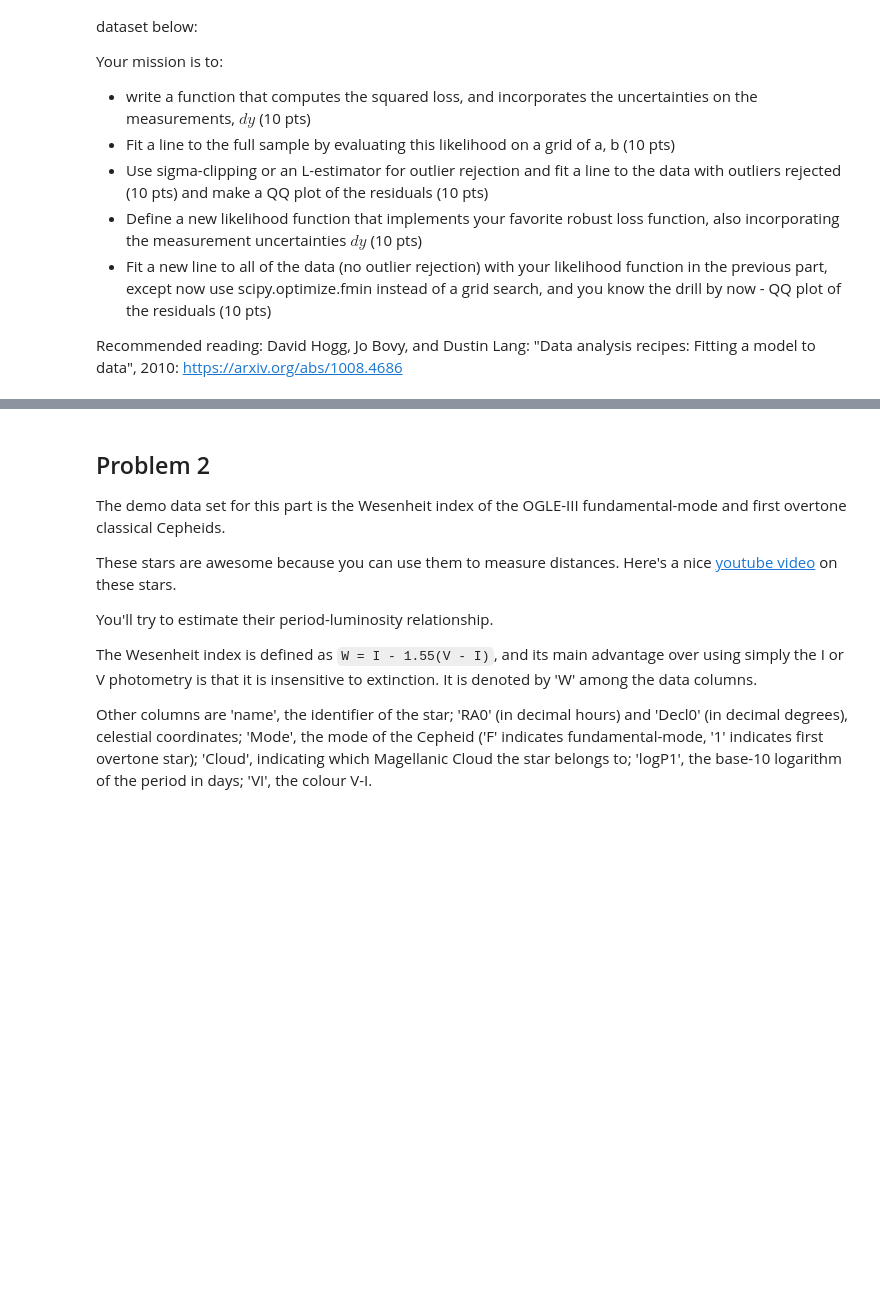
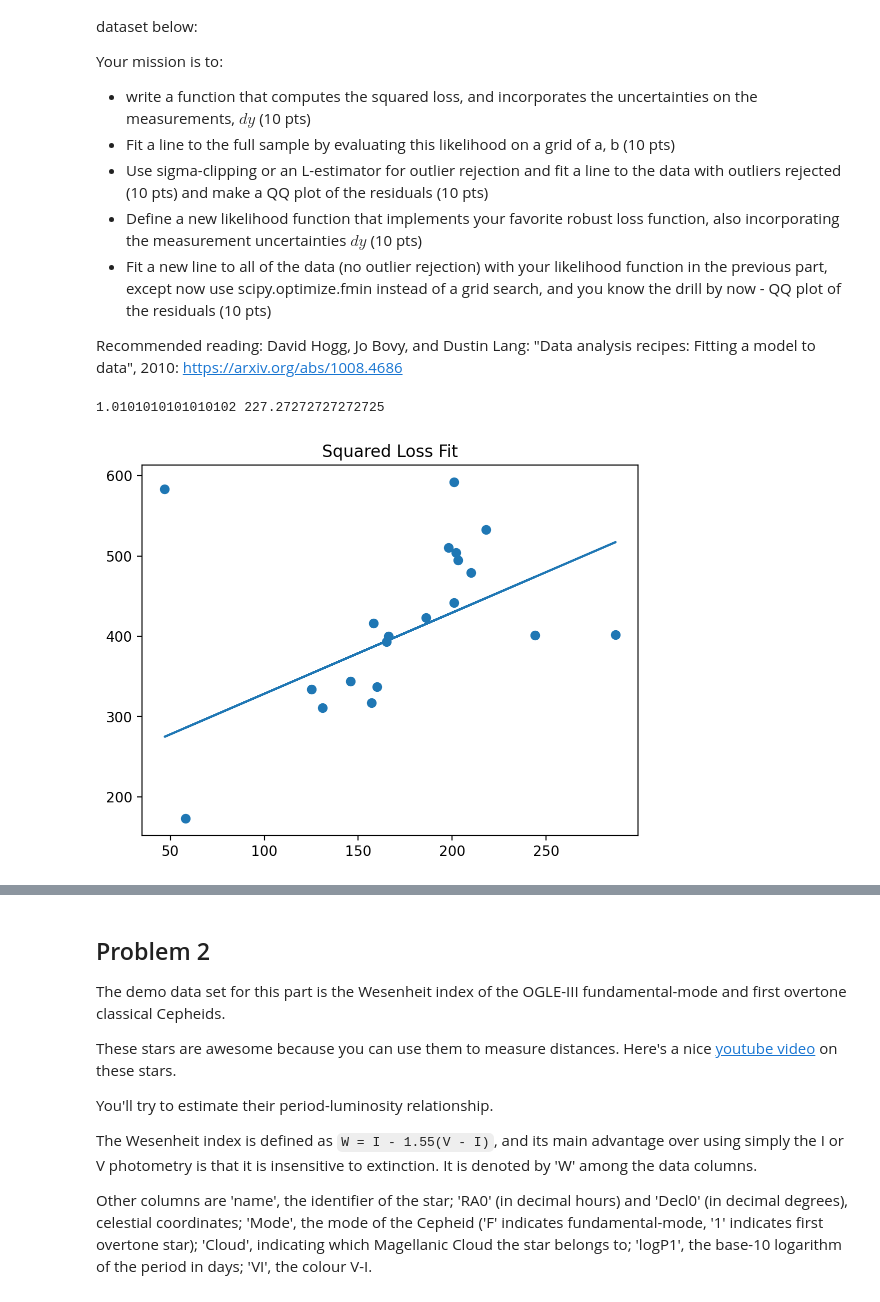
Before and after one commit to veronica-hoffman/ast496_2025_Fall, a Jupyter notebook: homework/01/hw01.ipynb, the cells around one changed output, grey strips where cells are left out. Saved outputs shown, nothing was run; the diff lists cells and outputs as text; code cells hidden in the pictures; blank space fills up the shorter version.

```diff
--- a/homework/01/hw01.ipynb
+++ b/homework/01/hw01.ipynb
@@ -56,3 +56,34 @@ data = fetch_hogg2010test()
 x = data['x']
 y = data['y']
 dy = data['sigma_y']
+# %%
+#write a function that computes the squared loss, and incorporates the uncertainties on the measurements, $dy$
+
+def squared_loss(params, x, y, dy):
+    a, b = params #yi = axi + b +ri
+    model = a*x + b
+    resids = y - model
+    chi2 = np.sum((resids/dy)**2)
+    return chi2
+# %%
+#Fit a line to the full sample by evaluating this likelihood on a grid of a, b
+a_grid = np.linspace(0, 100, 100)
+b_grid = np.linspace(0, 500, 100)
+grid = np.zeros((len(a_grid), len(b_grid)))
+for i, a in enumerate(a_grid):
+    for j, b in enumerate(b_grid):
+        grid[i, j] = squared_loss((a, b), x, y, dy) #grid of values
+idx = np.unravel_index(np.argmin(grid), grid.shape) #find index of min in grid
+a = a_grid[idx[0]] #find corresponding a value
+b = b_grid[idx[1]] #find corresponding b value
+print(a, b)
+# %% [output]
+1.0101010101010102 227.27272727272725
+# %%
+#plot best fit line to make sure it looks right
+plt.scatter(x, y)
+plt.plot(x, a*x +b)
+plt.title('Squared Loss Fit')
+plt.show()
+# %% [output]
+[figure, added]
```
Also changed, not shown: parts of 17 cells of this notebook.
